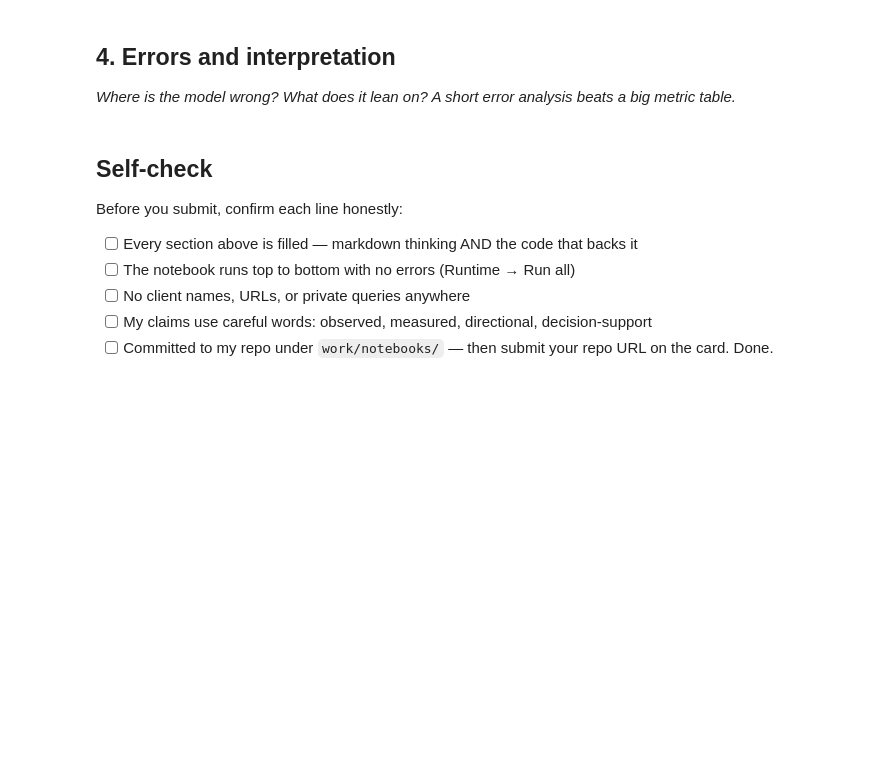
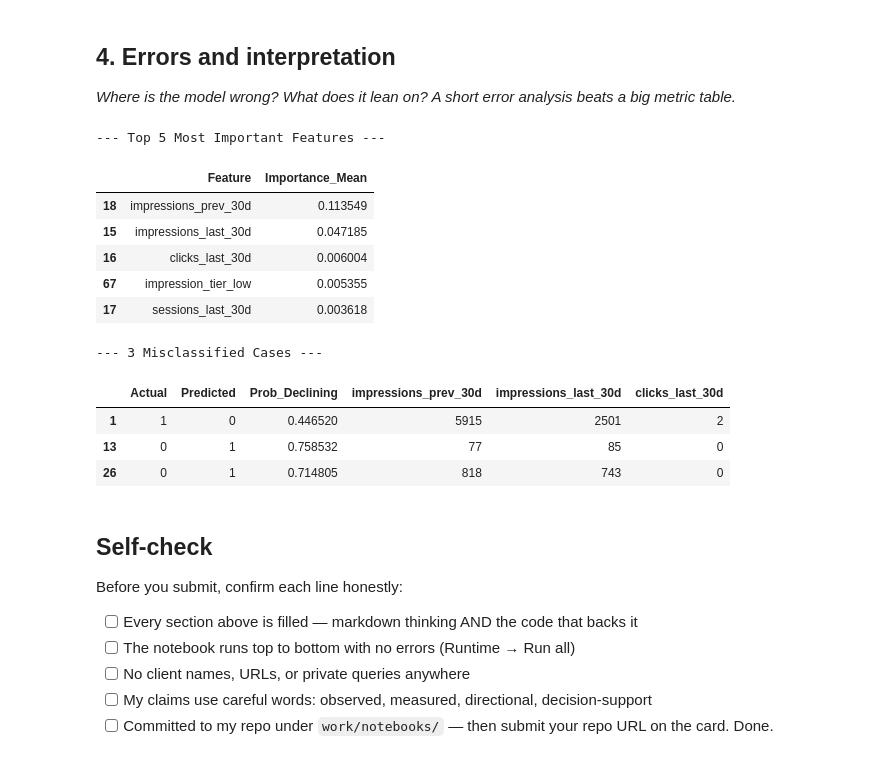
Before and after one commit to s-nancyzakria-hash/flyrank-intern-ml, a Jupyter notebook: work/notebooks/w05_model.ipynb, the cells around one changed output. Drawn from its saved outputs; the diff is of its cells as text; code cells hidden in the pictures; blank space fills up the shorter version.

```diff
--- a/work/notebooks/w05_model.ipynb
+++ b/work/notebooks/w05_model.ipynb
@@ -37,3 +195,47 @@ This skeleton is yours to fill. Work the sections **in order** — each one has
+# %%
+# This cell is for CODE (numbers, a query, a check).
+# Write your text answer in the cell ABOVE this one — typing sentences here breaks Run All.
+
+# 1. Permutation Feature Importance
+perm_imp = permutation_importance(
+    rf_model, X_val, y_val, n_repeats=10, random_state=42
+)
+importance_df = pd.DataFrame({
+    'Feature': X_val.columns,
+    'Importance_Mean': perm_imp.importances_mean,
+}).sort_values('Importance_Mean', ascending=False)
+
+print('--- Top 5 Most Important Features ---')
+display(importance_df.head(5))
+
+# 2. Inspect 3 Concrete Misclassified Cases
+val_analysis = X_val.copy()
+val_analysis['Actual'] = y_val
+val_analysis['Predicted'] = y_pred_rf
+val_analysis['Prob_Declining'] = y_prob_rf
+
+wrong_cases = val_analysis[
+    val_analysis['Actual'] != val_analysis['Predicted']
+].head(3)
+
+top_3_features = list(importance_df.head(3)['Feature'])
+print('\n--- 3 Misclassified Cases ---')
+display(
+    wrong_cases[['Actual', 'Predicted', 'Prob_Declining'] + top_3_features]
+)
+# %% [output]
+--- Top 5 Most Important Features ---
+|  | Feature | Importance_Mean |
+| 18 | impressions_prev_30d | 0.113549 |
+| 15 | impressions_last_30d | 0.047185 |
+| 16 | clicks_last_30d | 0.006004 |
+| 67 | impression_tier_low | 0.005355 |
+| 17 | sessions_last_30d | 0.003618 |
+--- 3 Misclassified Cases ---
+|  | Actual | Predicted | Prob_Declining | impressions_prev_30d | impressions_last_30d | clicks_last_30d |
+| 1 | 1 | 0 | 0.446520 | 5915 | 2501 | 2 |
+| 13 | 0 | 1 | 0.758532 | 77 | 85 | 0 |
+| 26 | 0 | 1 | 0.714805 | 818 | 743 | 0 |
 # %% [markdown]
 ## Self-check
 
```
Also changed, not shown: parts of 7 cells of this notebook.
